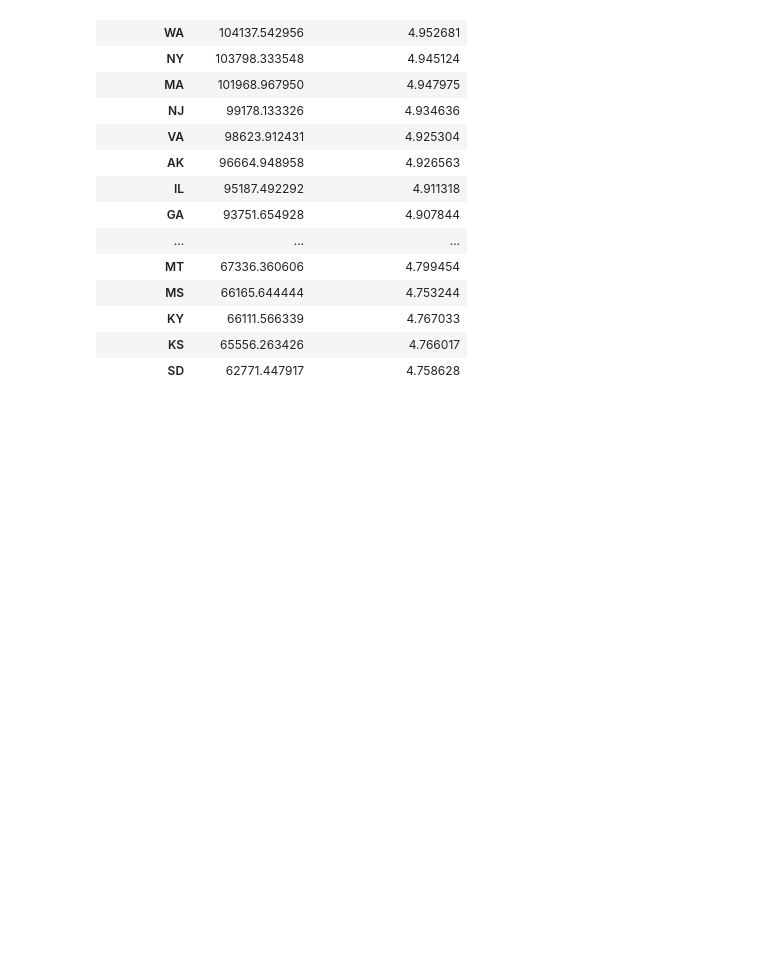
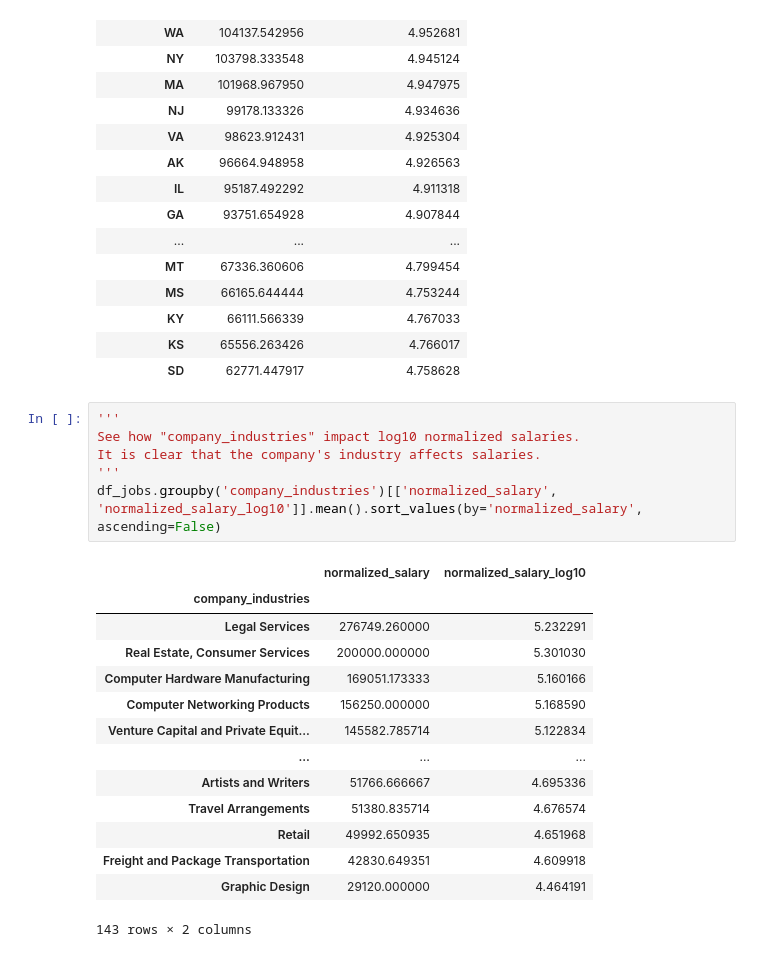
Before and after one commit to nginyc/job_posting_salary_prediction, a Jupyter notebook: investigate_salary.ipynb, the cells around one changed output. Saved outputs shown, nothing was run; the diff lists cells and outputs as text; blank space fills up the shorter version.

```diff
--- a/investigate_salary.ipynb
+++ b/investigate_salary.ipynb
@@ -79,3 +79,24 @@ df_jobs.groupby('location_state')[['normalized_salary', 'normalized_salary_log10
 | KY | 66111.566339 | 4.767033 |
 | KS | 65556.263426 | 4.766017 |
 | SD | 62771.447917 | 4.758628 |
+# %%
+'''
+See how "company_industries" impact log10 normalized salaries.
+It is clear that the company's industry affects salaries.
+'''
+df_jobs.groupby('company_industries')[['normalized_salary', 'normalized_salary_log10']].mean().sort_values(by='normalized_salary', ascending=False)
+# %% [output]
+|  | normalized_salary | normalized_salary_log10 |
+| company_industries |  |  |
+| Legal Services | 276749.260000 | 5.232291 |
+| Real Estate, Consumer Services | 200000.000000 | 5.301030 |
+| Computer Hardware Manufacturing | 169051.173333 | 5.160166 |
+| Computer Networking Products | 156250.000000 | 5.168590 |
+| Venture Capital and Private Equit... | 145582.785714 | 5.122834 |
+| ... | ... | ... |
+| Artists and Writers | 51766.666667 | 4.695336 |
+| Travel Arrangements | 51380.835714 | 4.676574 |
+| Retail | 49992.650935 | 4.651968 |
+| Freight and Package Transportation | 42830.649351 | 4.609918 |
+| Graphic Design | 29120.000000 | 4.464191 |
+143 rows × 2 columns
```
Also changed, not shown: parts of 1 cell of this notebook, 4 other files.
